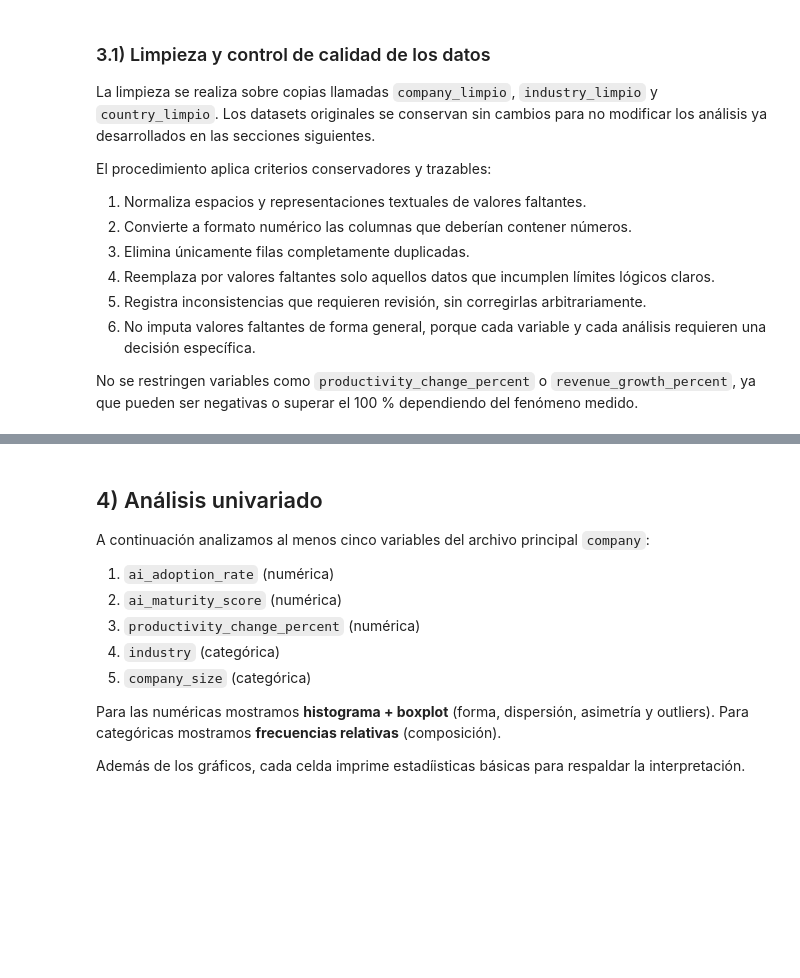
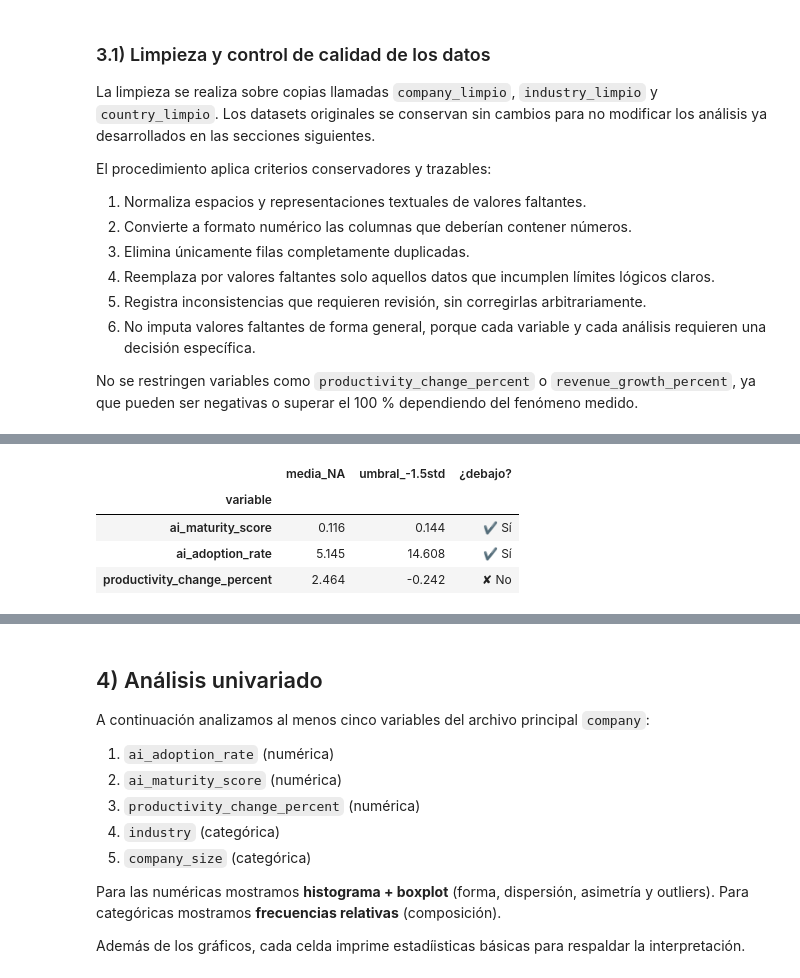
Before and after one commit to Ericsig/DiploDatos, a Jupyter notebook: notebook/eda_notebook.ipynb, the cells around one changed output, grey strips where cells are left out. Drawn from its saved outputs; the diff is of its cells as text; code cells hidden in the pictures; blank space fills up the shorter version.

```diff
--- a/notebook/eda_notebook.ipynb
+++ b/notebook/eda_notebook.ipynb
@@ -823,0 +928,38 @@ Variables con mayor porcentaje de datos faltantes en company_limpio:
+# %%
+adoption_stage_na = company_limpio[company_limpio['ai_adoption_stage'].isna()]
+
+def resumen(df, columnas):
+    filas = []
+    for col in columnas:
+        filas.append({
+            'variable': col,
+            'media': df[col].mean(),
+            'desvio': df[col].std(),
+        })
+    return pd.DataFrame(filas).set_index('variable')
+
+columnas_utilizadas_na = ['ai_maturity_score', 'ai_adoption_rate', 'productivity_change_percent']
+
+medidas = resumen(company_limpio, columnas_utilizadas_na)
+
+medidas['umbral'] = medidas['media'] - 1.5 * medidas['desvio']
+
+filas_resultado = []
+for col in columnas_utilizadas_na:
+    media_na = adoption_stage_na[col].mean()
+    umbral = medidas.loc[col, 'umbral']
+    filas_resultado.append({
+        'variable': col,
+        'media_NA': round(media_na, 3),
+        'umbral_-1.5std': round(umbral, 3),
+        '¿debajo?': '✔ Sí' if media_na < umbral else '✘ No',
+    })
+
+resultado = pd.DataFrame(filas_resultado).set_index('variable')
+resultado
+# %% [output]
+|  | media_NA | umbral_-1.5std | ¿debajo? |
+| variable |  |  |  |
+| ai_maturity_score | 0.116 | 0.144 | ✔ Sí |
+| ai_adoption_rate | 5.145 | 14.608 | ✔ Sí |
+| productivity_change_percent | 2.464 | -0.242 | ✘ No |
```
Also changed, not shown: parts of 12 cells of this notebook.
